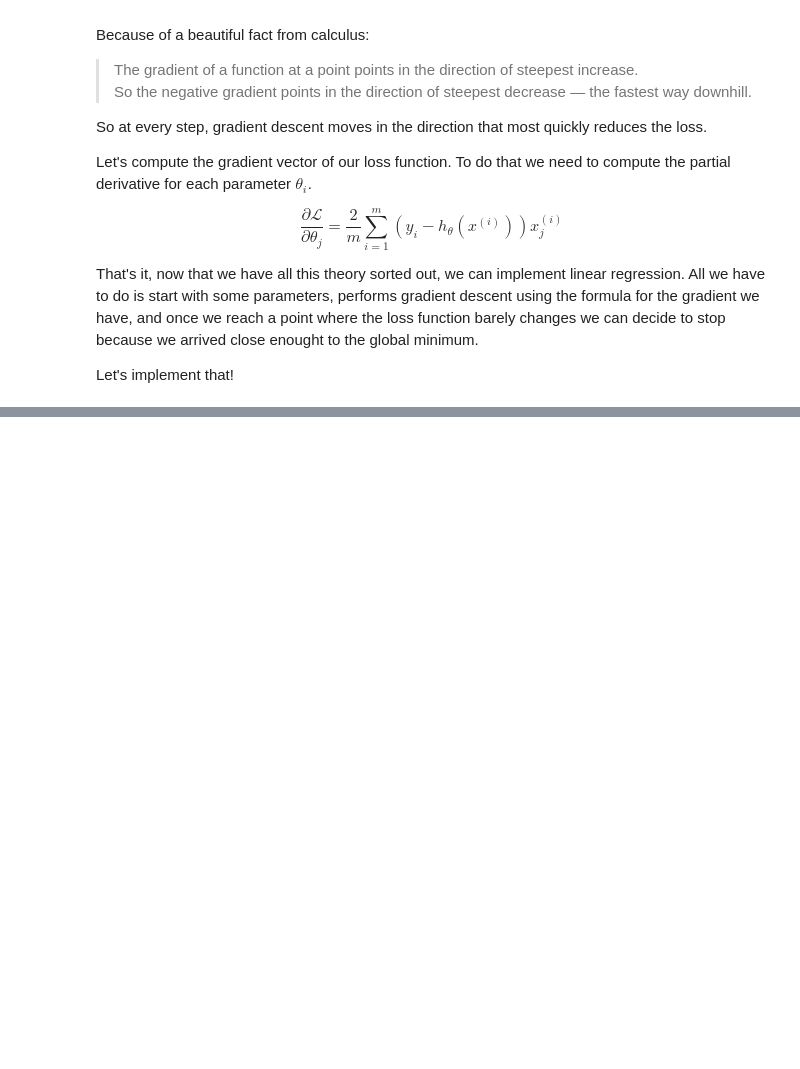
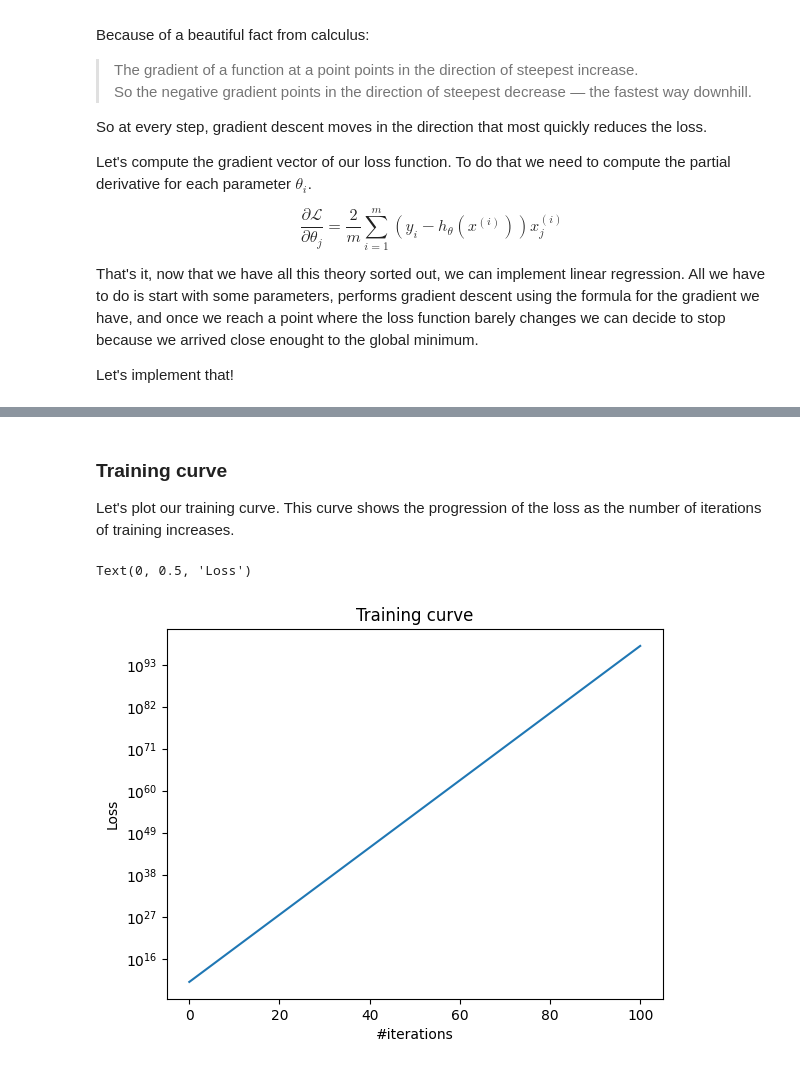
Before and after one commit to Arturo404/ai, a Jupyter notebook: learning/linear_regression.ipynb, the cells around one changed output, grey strips where cells are left out. Drawn from its saved outputs; the diff is of its cells as text; code cells hidden in the pictures; blank space fills up the shorter version.

Commit message:
Logistic regression in progress

```diff
--- a/learning/linear_regression.ipynb
+++ b/learning/linear_regression.ipynb
@@ -238 +228,29 @@ $$
 $$
+# %%
+def compute_loss_and_gradient(X, theta, y):
+    m = X.shape[0]
+    n = X.shape[1]
+    print("theta", theta)
+    y_predicted = X @ theta
+    errors = y_predicted - y
+    loss = (1/(2*m))*(errors.T@errors)
+    print("loss", loss)
+    gradient = (1/m)*(X.T@errors)
+    print("gradient", gradient)
+    return loss, gradient
+# %%
+def train(X, y, learning_rate=0.1, max_epochs=10, convergence_threshold=0.1):
+    theta = np.random.uniform(0, 50000, size=n)
+    last_loss = None
+    loss_values = []
+    for i in range(max_epochs):
+        print("epoch", i)
+        current_loss, gradient = compute_loss_and_gradient(X, theta, y)
+        loss_values.append(current_loss)
+        if(last_loss and abs(last_loss-current_loss) < convergence_threshold):
+            print("Training converged!")
+            break
+        last_loss = current_loss
+        theta = theta - learning_rate*gradient
+
+    return theta, loss_values
@@ -287,0 +287,3 @@ dtype: float64
+# %%
+theta_optimized, loss_values = train(X, y, 0.1, 100)
+print("theta_optimized", theta_optimized)
@@ -287,0 +308,15 @@ dtype: float64
+# %% [markdown]
+### Training curve
+
+Let's plot our training curve. This curve shows the progression of the loss as the number of iterations of training increases.
+# %%
+# Plotting the training curve
+fig, ax = plt.subplots()
+ax.semilogy(np.linspace(0, len(loss_values), len(loss_values)), loss_values)
+
+ax.set_title('Training curve')
+ax.set_xlabel('#iterations')
+ax.set_ylabel('Loss')
+# %% [output]
+Text(0, 0.5, 'Loss')
+[figure, added]
```
Also changed, not shown: parts of 31 cells of this notebook, 1 other file.
